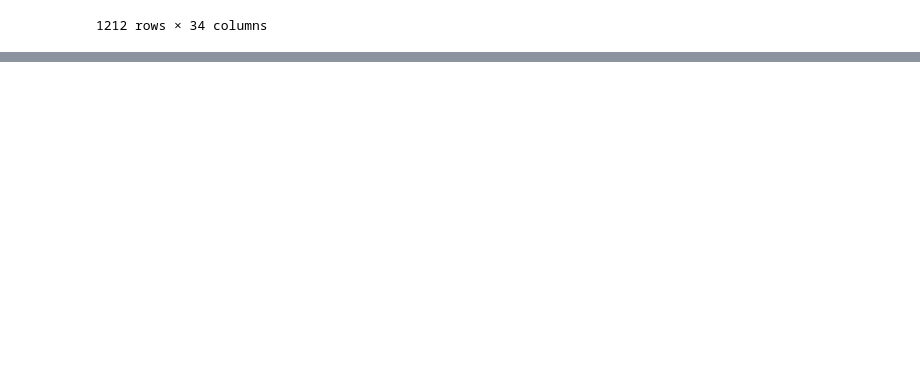
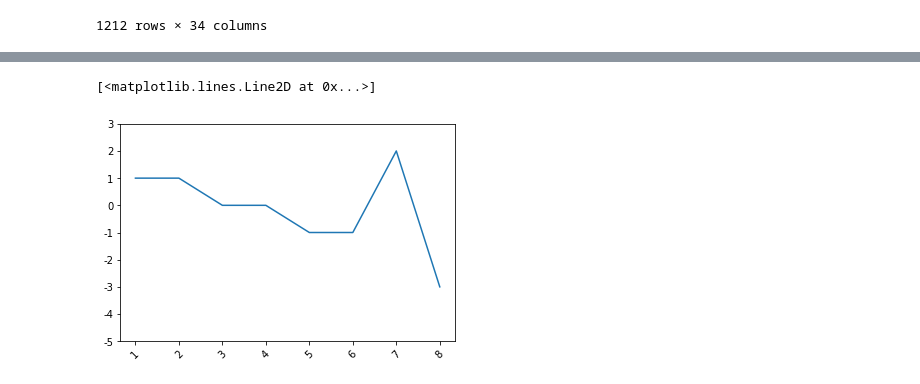
Before and after one commit to Benknightdark/PythonDeepLearning, a Jupyter notebook: Quantitative investment.ipynb, the cells around one changed output, grey strips where cells are left out. Cells and saved outputs as stored; diff of their text form; code cells hidden in the pictures; blank space fills up the shorter version.

```diff
--- a/Quantitative investment.ipynb
+++ b/Quantitative investment.ipynb
@@ -728,0 +733,22 @@ plt.plot(Close['2015'])
+# %%
+import matplotlib.pyplot as plt
+import pandas as pd
+ChinaBank=pd.read_csv('/Users/Ben/Desktop/pythonpractice/ChinaBank.csv',index_col='Date')
+
+ChinaBank=ChinaBank.iloc[:,1:]
+ChinaBank.index=pd.to_datetime(ChinaBank.index)
+Close=ChinaBank.Close
+Open=ChinaBank.Open
+
+ChinaBank
+import matplotlib.pyplot as plt
+plt.title("ffffff")
+plt.rcParams["figure.figsize"] = [16,9]
+
+plt.grid(True,axis='y')
+plt.xlabel('date')
+plt.ylabel('price')
+plt.plot(Close['2015'],label='close',c='r',marker="o",linestyle='solid',lw=2)
+plt.plot(Open['2015'],label='open',c='b',marker="*",ls='-.',lw=3)
+
+plt.legend(loc="best")
@@ -728,0 +790,9 @@ plt.plot(Close['2015'])
+# %%
+import matplotlib.pyplot as plt
+plt.rcParams['axes.unicode_minus']=False
+plt.ylim(-5,3)
+plt.xticks(range(8),[1,2,3,4,5,6,7,8],rotation=45)
+plt.plot([1,1,0,0,-1,-1,2,-3])
+# %% [output]
+[<matplotlib.lines.Line2D at 0x...>]
+[figure, added]
```
Also changed, not shown: parts of 5 cells of this notebook.
